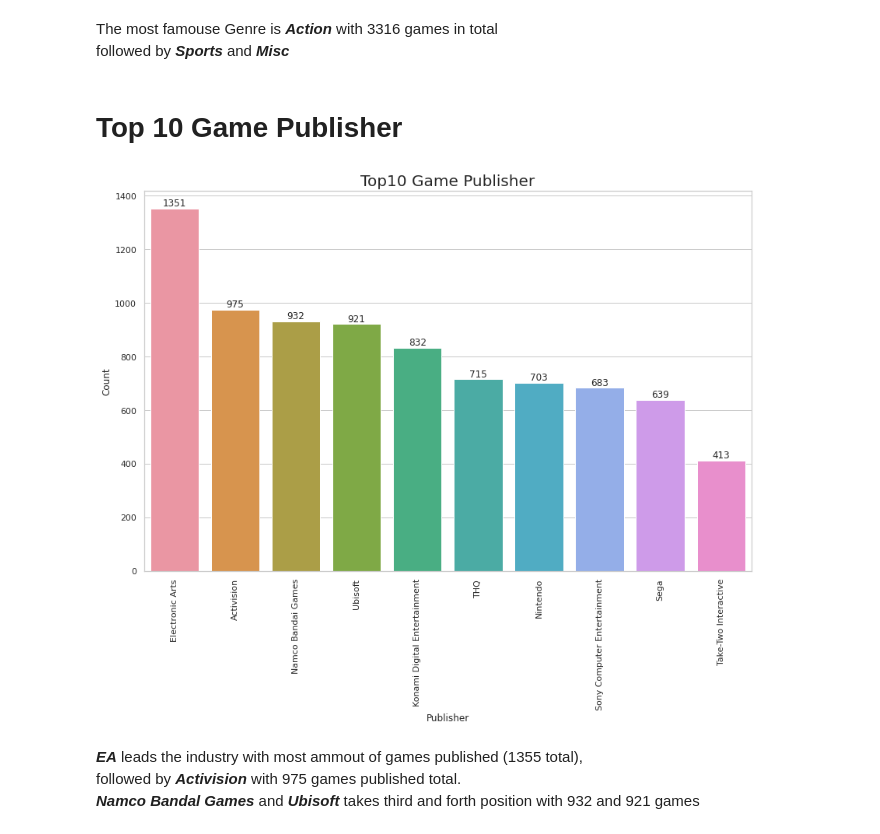
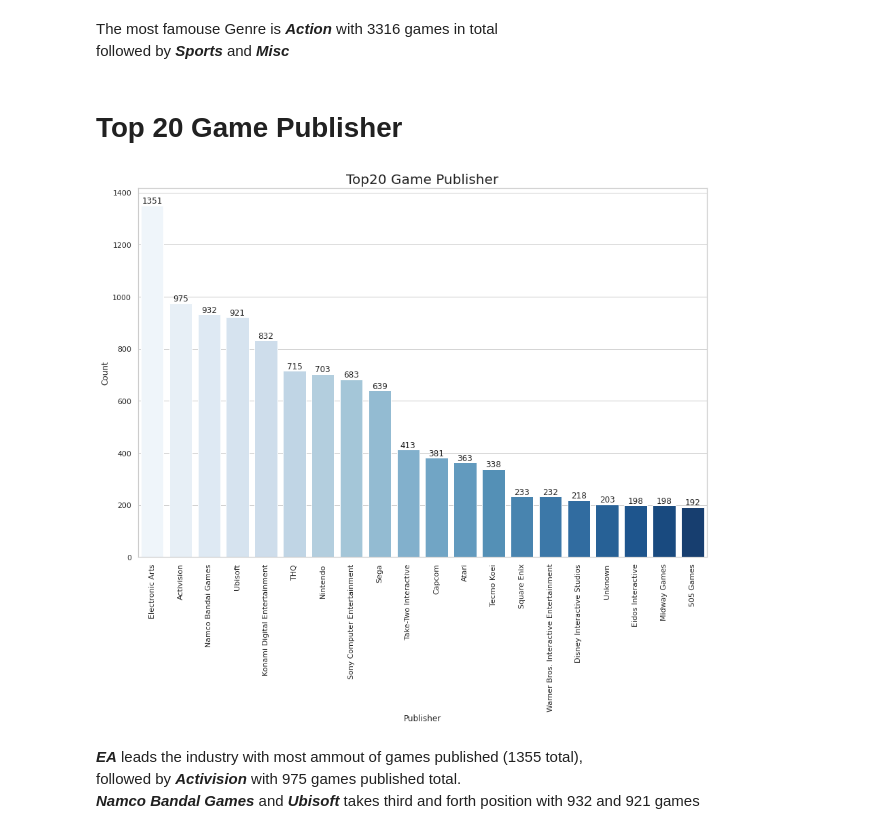
Before and after one commit to ayushash1/kaggle_notebooks, a Jupyter notebook: videogames.ipynb, the cells around one changed output. Drawn from its saved outputs; the diff is of its cells as text; code cells hidden in the pictures.

Commit message:
Kaggle Notebook | VideoGames | Version 6

```diff
--- a/videogames.ipynb
+++ b/videogames.ipynb
@@ -74,7 +74,8 @@ game = df['Genre'].value_counts().rename_axis('Genre').reset_index(name='Count')
 plt.figure(figsize=(15,10))
 ax = sns.barplot(x=game['Genre'],
                  y=game['Count'],
-                 data=game)
+                 data=game,
+                 palette="Blues")
 
 
 for i in ax.containers:
@@ -88,28 +89,29 @@ plt.show()
 The most famouse Genre is ***Action*** with 3316 games in total
 followed by ***Sports*** and ***Misc***
 # %% [markdown]
-# **Top 10 Game Publisher**
+# **Top 20 Game Publisher**
 # %%
 #plotting top10 Publisher
 #counting values and making dataframe out of it
 pub = df['Publisher'].value_counts().rename_axis('Publisher').reset_index(name="Count")
-pub1 = pub.head(10).copy()
+pub1 = pub.head(20).copy()
 
 #plotting
-plt.figure(figsize=(14,9))
+plt.figure(figsize=(15,10))
 ax = sns.barplot(x='Publisher',
                  y='Count',
-                  data=pub1,)
+                 data=pub1,
+                 palette="Blues")
 
 for i in ax.containers:
     ax.bar_label(i,)
 
 plt.xticks(rotation=90)
 
-plt.title("Top10 Game Publisher", fontsize=20)
+plt.title("Top20 Game Publisher", fontsize=20)
 plt.show()
 # %% [output]
-[figure, old version]
+[figure, new version]
 # %% [markdown]
 
 ***EA*** leads the industry with most ammout of games published (1355 total),
```
Also changed, not shown: parts of 9 cells of this notebook.
